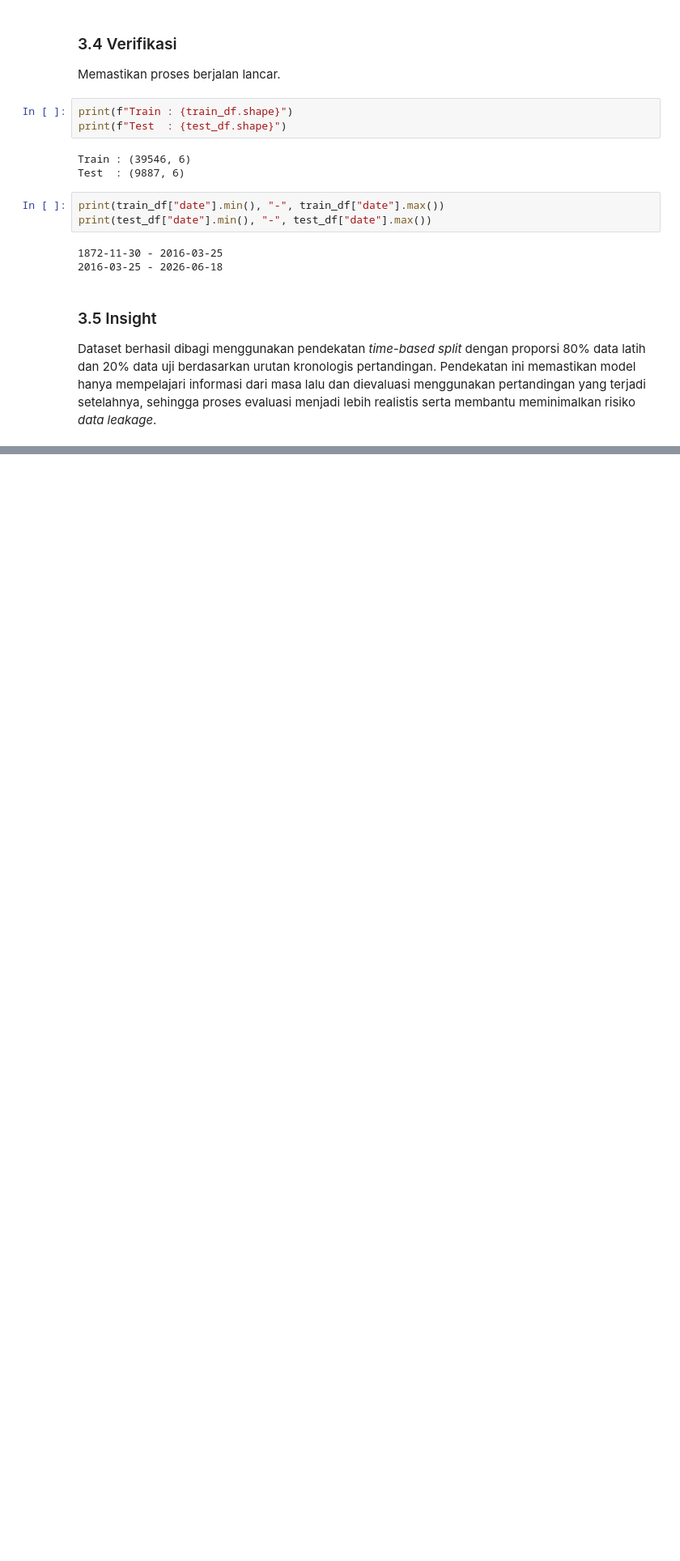
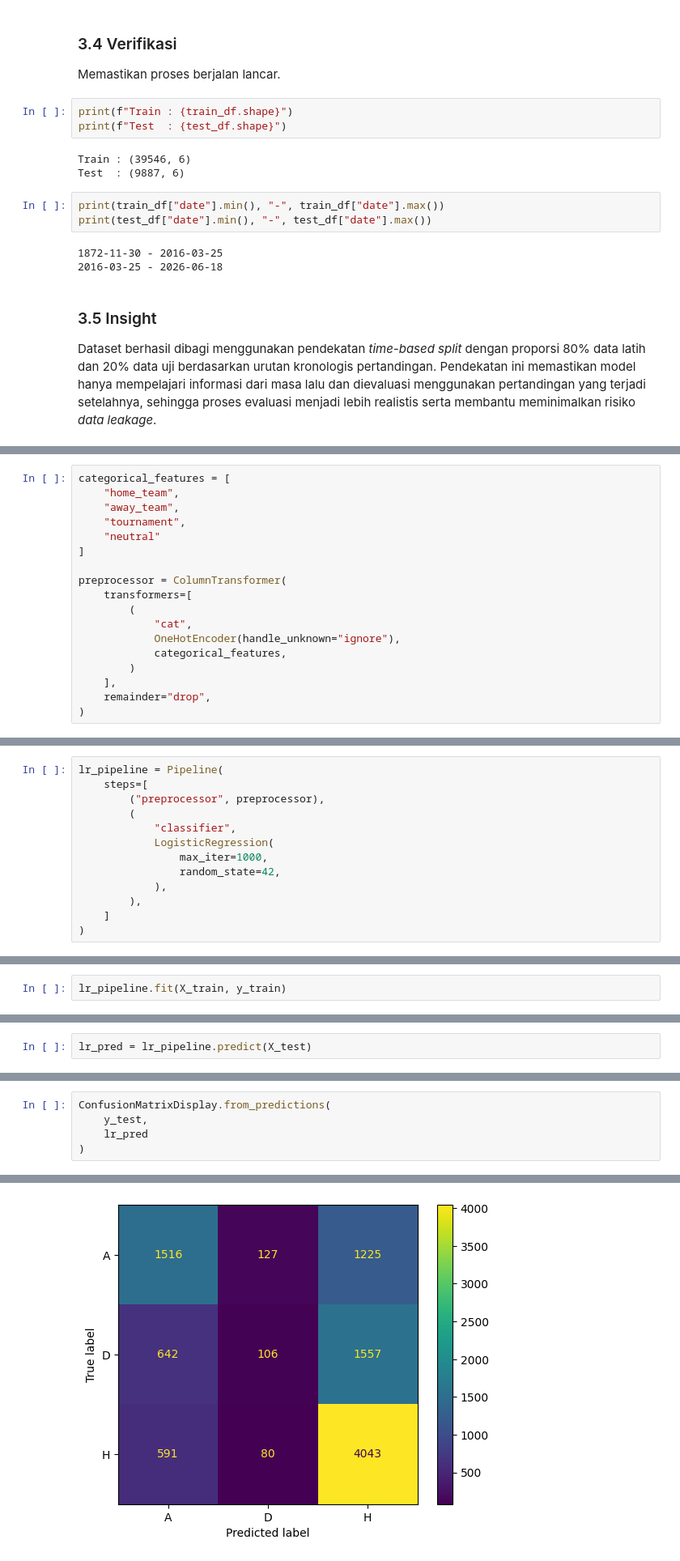
Before and after one commit to RyannPy/international-football-prediction, a Jupyter notebook: notebooks/06_baseline_modelling.ipynb, the cells around one changed output, grey strips where cells are left out. Shown at 81% size. Cells and saved outputs as stored; diff of their text form; blank space fills up the shorter version.

Commit message:
Baseline Modelling - Modeling Pipeline dan Model Evaluation

```diff
--- a/notebooks/06_baseline_modelling.ipynb
+++ b/notebooks/06_baseline_modelling.ipynb
@@ -109,0 +131,18 @@ evaluasi menjadi lebih realistis serta membantu meminimalkan risiko *data leakag
+# %%
+categorical_features = [
+    "home_team",
+    "away_team",
+    "tournament",
+    "neutral"
+]
+
+preprocessor = ColumnTransformer(
+    transformers=[
+        (
+            "cat",
+            OneHotEncoder(handle_unknown="ignore"),
+            categorical_features,
+        )
+    ],
+    remainder="drop",
+)
@@ -109,0 +159,13 @@ evaluasi menjadi lebih realistis serta membantu meminimalkan risiko *data leakag
+# %%
+lr_pipeline = Pipeline(
+    steps=[
+        ("preprocessor", preprocessor),
+        (
+            "classifier",
+            LogisticRegression(
+                max_iter=1000,
+                random_state=42,
+            ),
+        ),
+    ]
+)
@@ -109,0 +174,2 @@ evaluasi menjadi lebih realistis serta membantu meminimalkan risiko *data leakag
+# %%
+lr_pipeline.fit(X_train, y_train)
@@ -109,0 +185,2 @@ evaluasi menjadi lebih realistis serta membantu meminimalkan risiko *data leakag
+# %%
+lr_pred = lr_pipeline.predict(X_test)
@@ -109,0 +291,6 @@ evaluasi menjadi lebih realistis serta membantu meminimalkan risiko *data leakag
+# %%
+ConfusionMatrixDisplay.from_predictions(
+    y_test,
+    lr_pred
+)
+# %% [output]
@@ -109,0 +298 @@ evaluasi menjadi lebih realistis serta membantu meminimalkan risiko *data leakag
+[figure, added]
```
Also changed, not shown: parts of 34 cells of this notebook, 1 other file.
